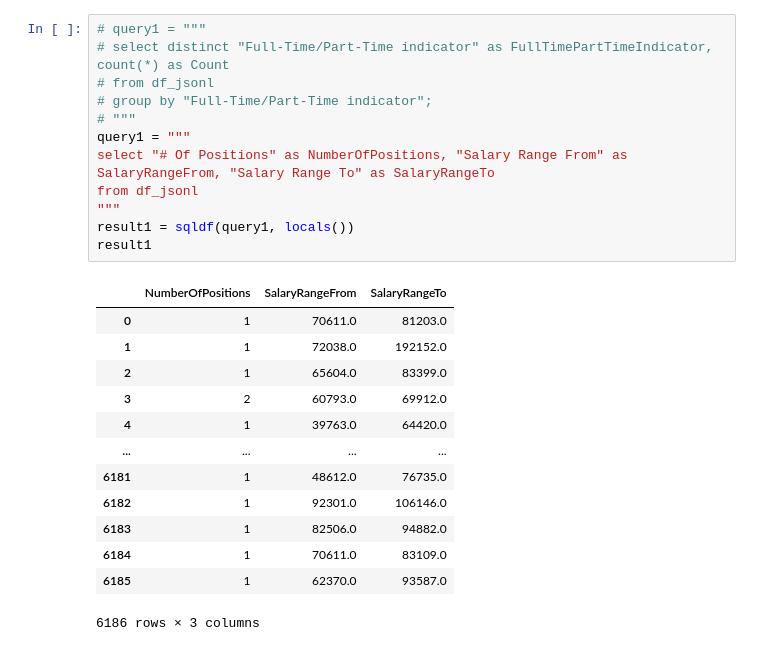
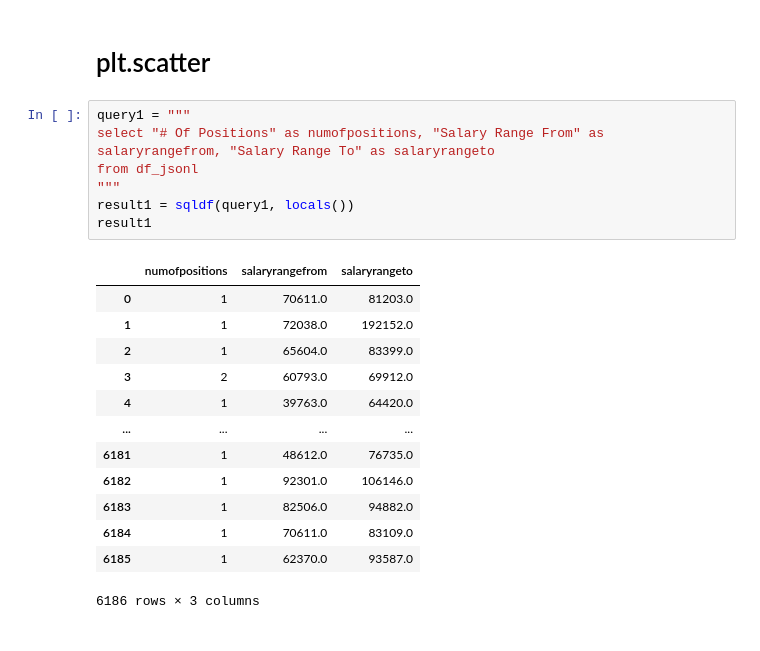
Before and after one commit to dfirst-education/sample, a Jupyter notebook: 5.0_plt_axe.ipynb, the cells around one changed output. Saved outputs shown, nothing was run; the diff lists cells and outputs as text.

```diff
--- a/5.0_plt_axe.ipynb
+++ b/5.0_plt_axe.ipynb
@@ -13,20 +13,17 @@ df_jsonl[0:1]
 # %% [output]
 |  | Job ID | Agency | Posting Type | # Of Positions | Business Title | Civil Service Title | ... |
 | 0 | 606346 | DEPARTMENT FOR THE AGING | External | 1 | Business Operations Analyst | ASSOCIATE STAFF ANALYST | ... |
+# %% [markdown]
+# plt.scatter
 # %%
-# query1 = """
-# select distinct "Full-Time/Part-Time indicator" as FullTimePartTimeIndicator, count(*) as Count
-# from df_jsonl
-# group by "Full-Time/Part-Time indicator";
-# """
 query1 = """
-select "# Of Positions" as NumberOfPositions, "Salary Range From" as SalaryRangeFrom, "Salary Range To" as SalaryRangeTo
+select "# Of Positions" as numofpositions, "Salary Range From" as salaryrangefrom, "Salary Range To" as salaryrangeto
 from df_jsonl
 """
 result1 = sqldf(query1, locals())
 result1
 # %% [output]
-|  | NumberOfPositions | SalaryRangeFrom | SalaryRangeTo |
+|  | numofpositions | salaryrangefrom | salaryrangeto |
 | 0 | 1 | 70611.0 | 81203.0 |
 | 1 | 1 | 72038.0 | 192152.0 |
 | 2 | 1 | 65604.0 | 83399.0 |
```
Also changed, not shown: parts of 15 cells of this notebook.
